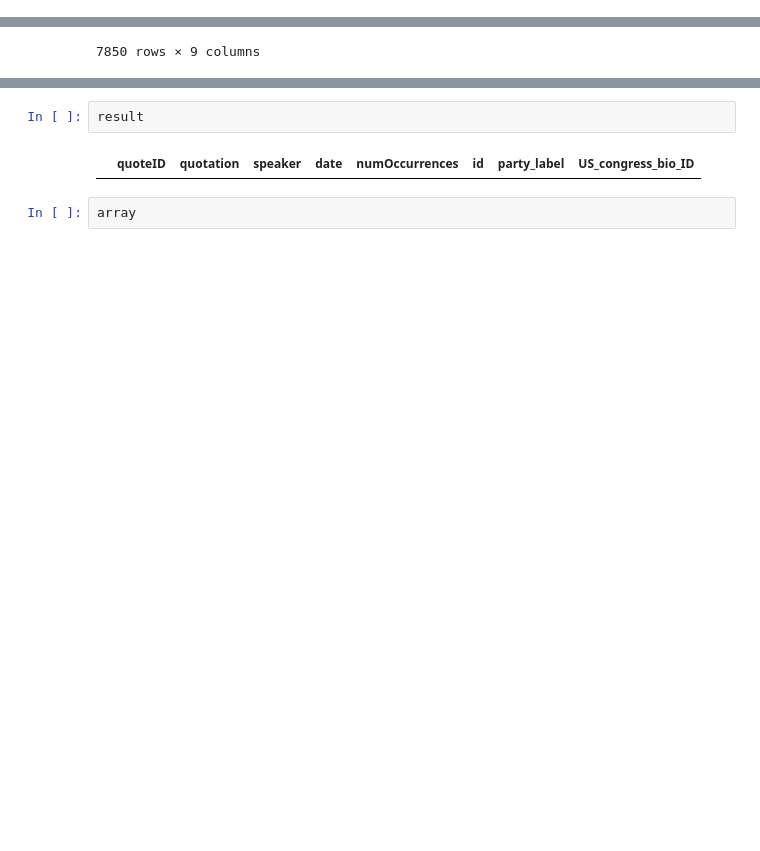
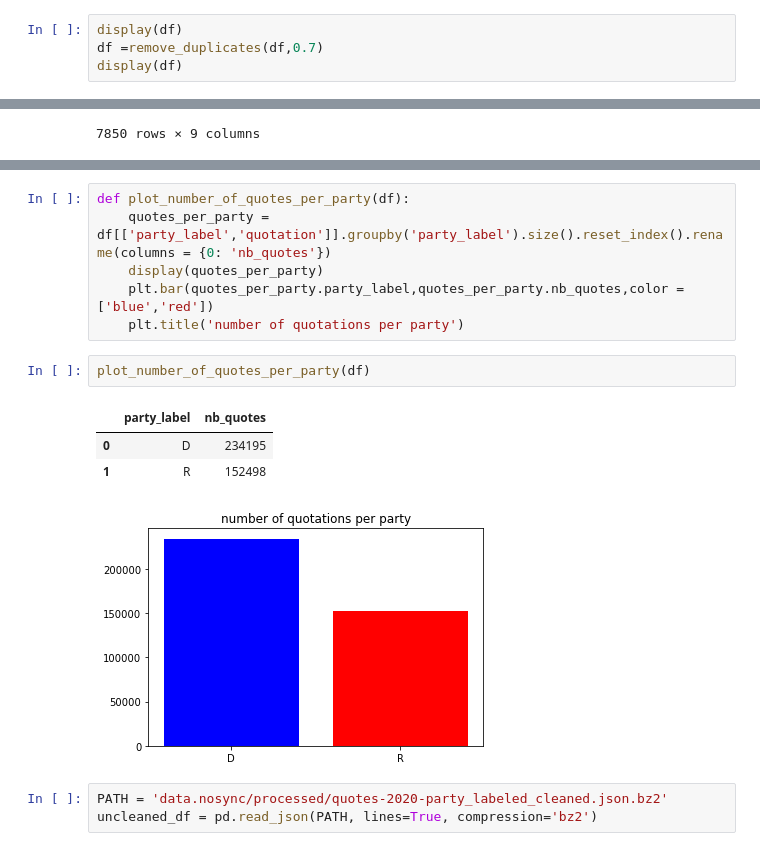
Before and after one commit to epfl-ada/ada-2021-project-mmng, a Jupyter notebook: nicky_sentence_analysis.ipynb, the cells around one changed output, grey strips where cells are left out. Cells and saved outputs as stored; diff of their text form; blank space fills up the shorter version.

```diff
--- a/nicky_sentence_analysis.ipynb
+++ b/nicky_sentence_analysis.ipynb
@@ -319,0 +263,4 @@ display(result)
+# %%
+display(df)
+df =remove_duplicates(df,0.7)
+display(df)
@@ -338,9 +316,19 @@ df[df['speaker'].str.contains('aaron persky')]
 # %% [output]
 |  | quoteID | quotation | speaker | date | numOccurrences | id | party_label | US_congress_bio_ID |
 | 14457 | 2020-02-14-090370 | less moral culpability attached d... | aaron persky | 2020-02-14 09:49:40 | 1 | Q24506009 | D | None |
-# %%
-result
-# %% [output]
-|  | quoteID | quotation | speaker | date | numOccurrences | id | party_label | US_congress_bio_ID |
-# %%
-array
+# %%
+def plot_number_of_quotes_per_party(df):
+    quotes_per_party = df[['party_label','quotation']].groupby('party_label').size().reset_index().rename(columns = {0: 'nb_quotes'})
+    display(quotes_per_party)
+    plt.bar(quotes_per_party.party_label,quotes_per_party.nb_quotes,color = ['blue','red'])
+    plt.title('number of quotations per party')
+# %%
+plot_number_of_quotes_per_party(df)
+# %% [output]
+|  | party_label | nb_quotes |
+| 0 | D | 234195 |
+| 1 | R | 152498 |
+[figure, added]
+# %%
+PATH = 'data.nosync/processed/quotes-2020-party_labeled_cleaned.json.bz2'
+uncleaned_df = pd.read_json(PATH, lines=True, compression='bz2')
```
Also changed, not shown: parts of 10 cells of this notebook.
